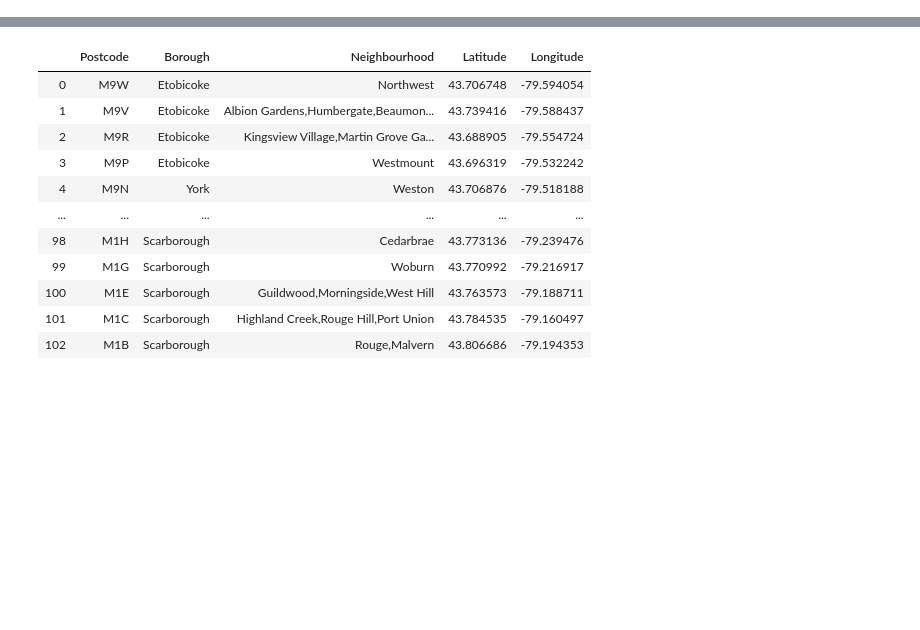
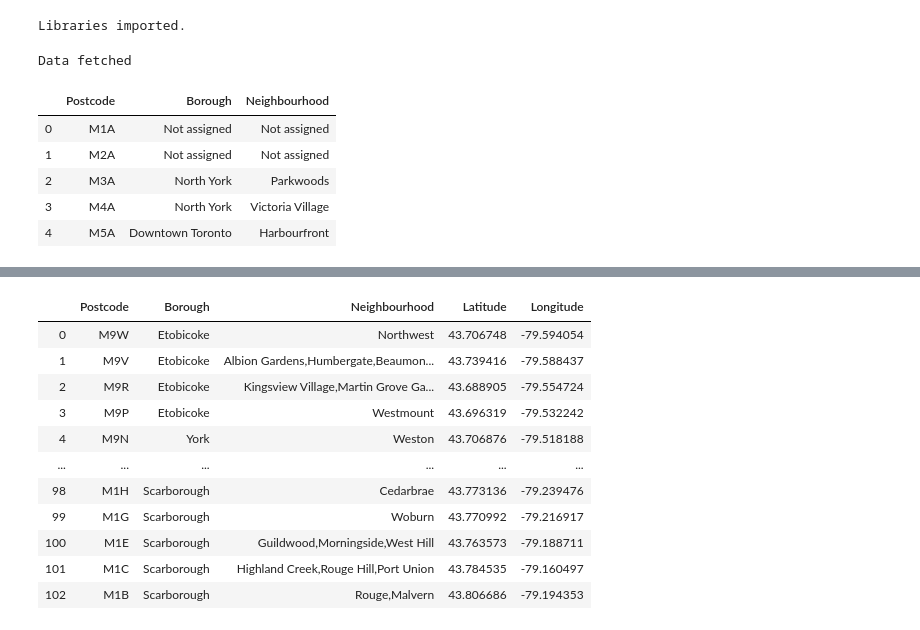
Before and after one commit to varadhan100/Coursera_Capstone, a Jupyter notebook: Coursera Capstone.ipynb, the cells around one changed output, grey strips where cells are left out. Drawn from its saved outputs; the diff is of its cells as text; code cells hidden in the pictures; blank space fills up the shorter version.

```diff
--- a/Coursera Capstone.ipynb
+++ b/Coursera Capstone.ipynb
@@ -0,0 +14,52 @@
+# %%
+import pandas as pd
+import numpy as np
+import requests
+import json
+from geopy.geocoders import Nominatim
+import matplotlib.cm as cm
+import matplotlib.colors as colors
+from sklearn.cluster import KMeans
+import folium
+from bs4 import BeautifulSoup
+print('Libraries imported.')
+# %% [output]
+Libraries imported.
+# %%
+
+# fetching the data
+wikipedia_link='https://en.wikipedia.org/wiki/List_of_postal_codes_of_Canada:_M'
+raw_wiki_page= requests.get(wikipedia_link).text
+print('Data fetched')
+# %% [output]
+Data fetched
+# %%
+
+# creating soup object
+source = requests.get("https://en.wikipedia.org/wiki/List_of_postal_codes_of_Canada:_M")
+soup = BeautifulSoup(source.text, 'lxml')
+
+# using soup object, getting the data from the HTML page and storing it into a list
+data = []
+columns = []
+table = soup.find(class_='wikitable')
+for index, tr in enumerate(table.find_all('tr')):
+    section = []
+    for td in tr.find_all(['th','td']):
+        section.append(td.text.rstrip())
+
+    if (index == 0):
+        columns = section
+    else:
+        data.append(section)
+
+#converting to Pandas dataframe
+x = pd.DataFrame(data = data,columns = columns)
+x.head()
+# %% [output]
+|  | Postcode | Borough | Neighbourhood |
+| 0 | M1A | Not assigned | Not assigned |
+| 1 | M2A | Not assigned | Not assigned |
+| 2 | M3A | North York | Parkwoods |
+| 3 | M4A | North York | Victoria Village |
+| 4 | M5A | Downtown Toronto | Harbourfront |
```
Also changed, not shown: parts of 10 cells of this notebook.
